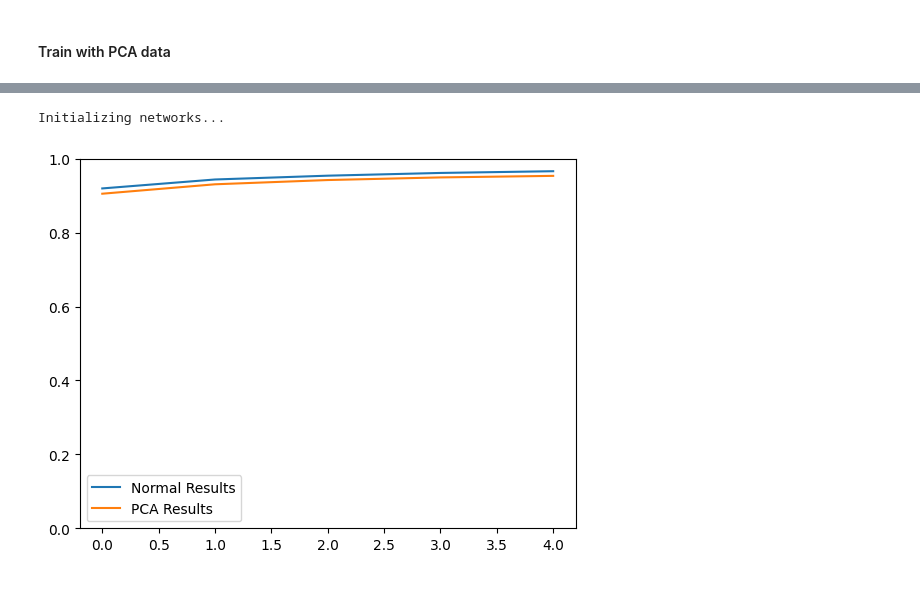
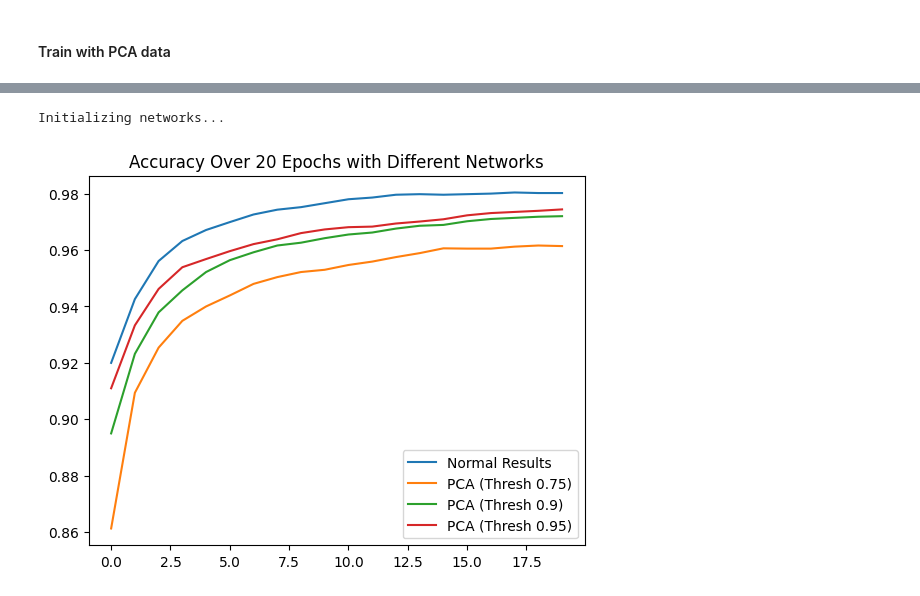
Before and after one commit to vivaansinghvi07/pca-neural-networks, a Jupyter notebook: visualization.ipynb, the cells around one changed output, grey strips where cells are left out. Saved outputs shown, nothing was run; the diff lists cells and outputs as text; code cells hidden in the pictures.

Commit message:
new code and some graphs

```diff
--- a/visualization.ipynb
+++ b/visualization.ipynb
@@ -84,5 +83,5 @@ from graph import draw_metric_graph, draw_dataset_size_graph
 # %%
-draw_metric_graph(pca_thresh=0.95, epochs=5)
+draw_metric_graph(pca_thresh=[0.75, 0.90, 0.95], epochs=20)
 # %% [output]
 Initializing networks...
-[figure, old version]
+[figure, new version]
```
Also changed, not shown: parts of 9 cells of this notebook, 3 other files.
